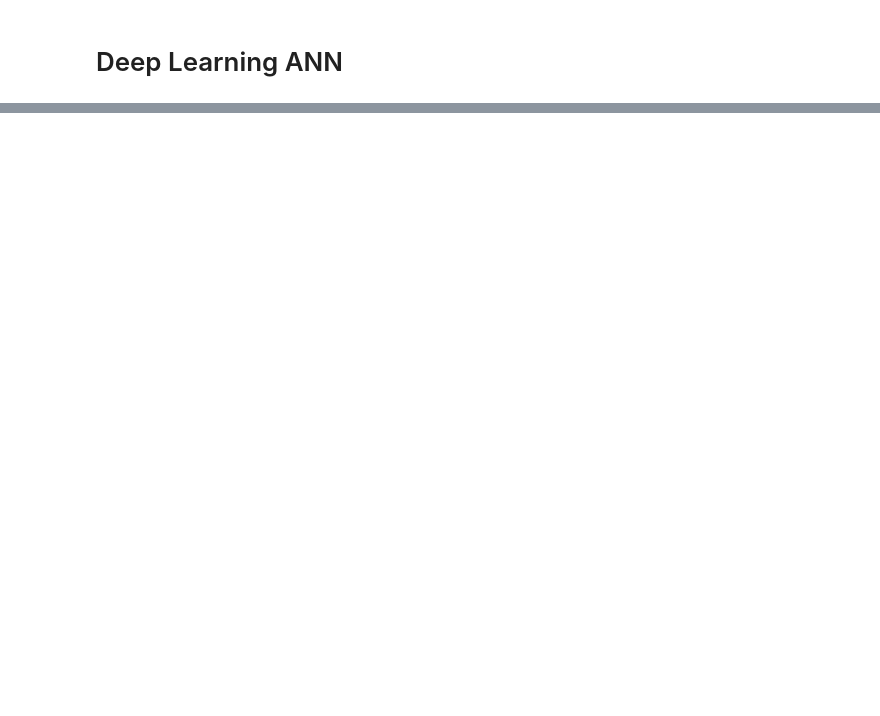
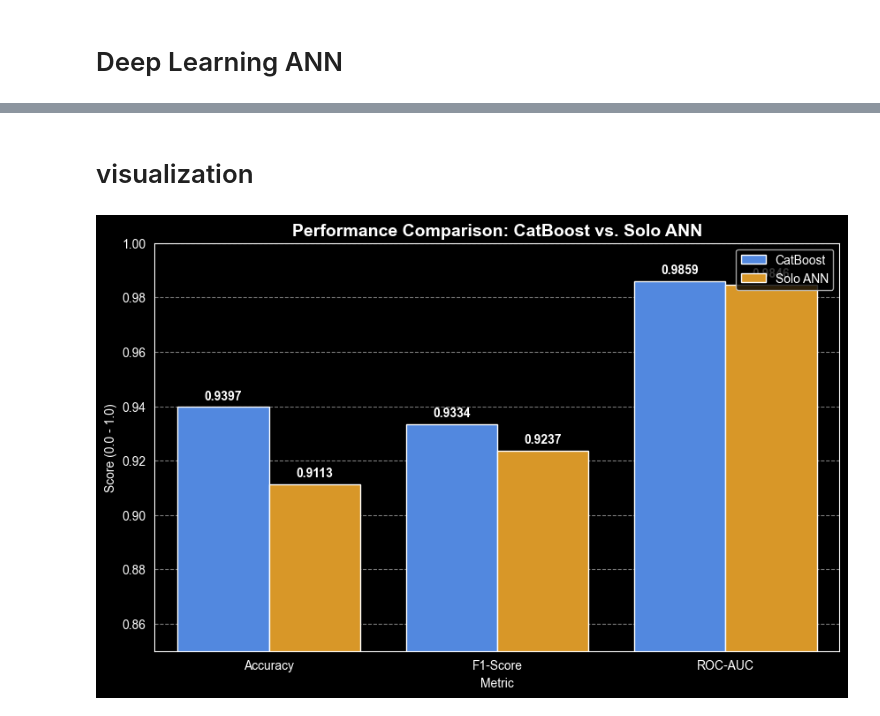
Before and after one commit to Mouaad-Essa/Ethereum-Fraud-Detection, a Jupyter notebook: Models/CatBoost_Model.ipynb, the cells around one changed output, grey strips where cells are left out. Drawn from its saved outputs; the diff is of its cells as text; code cells hidden in the pictures; blank space fills up the shorter version.

Commit message:
add visual Comparison Catboost Vs Solo ANN

```diff
--- a/Models/CatBoost_Model.ipynb
+++ b/Models/CatBoost_Model.ipynb
@@ -439,0 +440,39 @@ Train F1: 0.9399605580308231
+# %% [markdown]
+# visualization
+# %%
+# --- 12. PERFORMANCE COMPARISON BAR CHART ---
+import pandas as pd
+import seaborn as sns
+
+# 1. Prepare the data using the metrics from your results
+comparison_data = {
+    'Metric': ['Accuracy', 'F1-Score', 'ROC-AUC', 'Accuracy', 'F1-Score', 'ROC-AUC'],
+    'Model': ['CatBoost', 'CatBoost', 'CatBoost', 'Solo ANN', 'Solo ANN', 'Solo ANN'],
+    'Score': [0.9397, 0.9334, 0.9859, 0.9113, 0.9237, 0.9846] # Based on your latest runs
+}
+
+df_comp = pd.DataFrame(comparison_data)
+
+# 2. Create the bar plot
+plt.figure(figsize=(10, 6))
+ax = sns.barplot(x='Metric', y='Score', hue='Model', data=df_comp, palette=['#3b82f6', '#f59e0b'])
+
+# 3. Add labels and formatting
+plt.title('Performance Comparison: CatBoost vs. Solo ANN', fontsize=14, fontweight='bold')
+plt.ylim(0.85, 1.0) # Zoom in to see the differences clearly
+plt.ylabel('Score (0.0 - 1.0)')
+plt.grid(axis='y', linestyle='--', alpha=0.5)
+
+# 4. Add the exact values on top of the bars
+for p in ax.patches:
+    ax.annotate(format(p.get_height(), '.4f'),
+                (p.get_x() + p.get_width() / 2., p.get_height()),
+                ha = 'center', va = 'center',
+                xytext = (0, 9),
+                textcoords = 'offset points',
+                fontsize=10, fontweight='bold')
+
+plt.legend(loc='upper right')
+plt.show()
+# %% [output]
+[figure, added]
```
Also changed, not shown: parts of 5 cells of this notebook, 4 other files.
